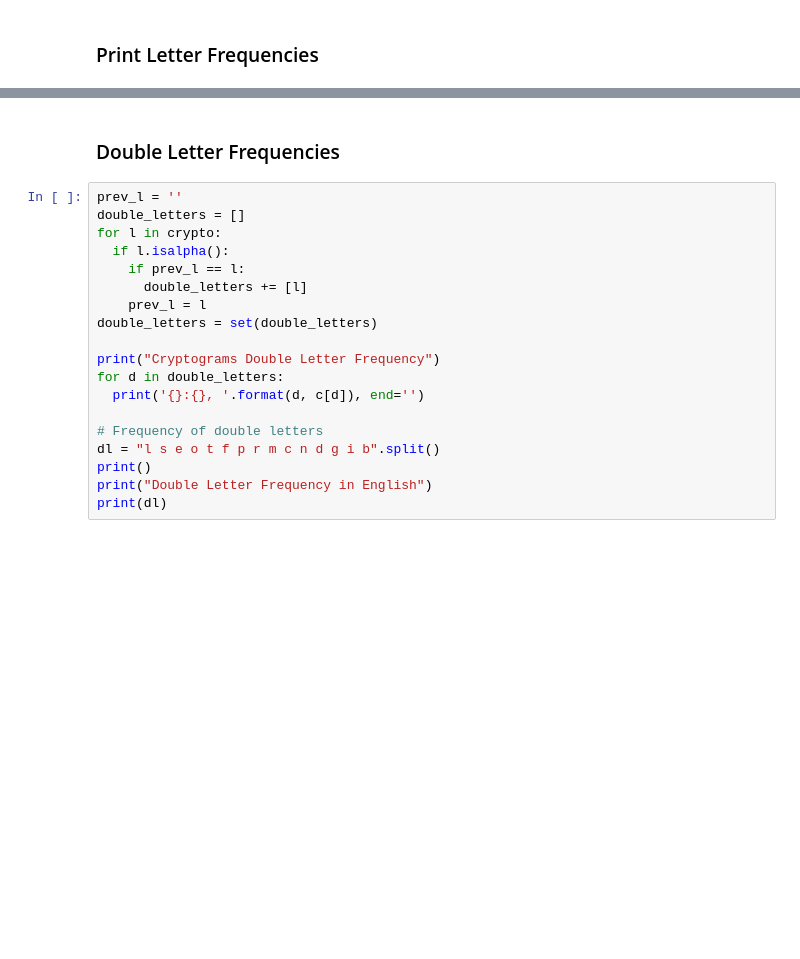
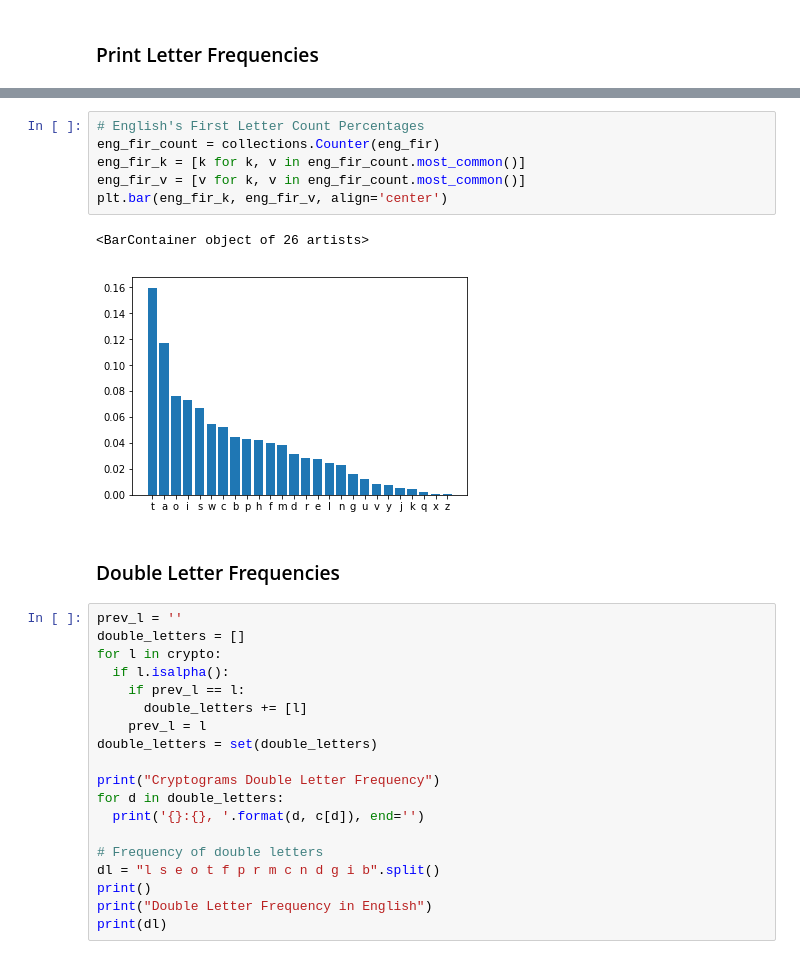
Before and after one commit to coffeenmusic/Substitution_Cryptogram_Helper, a Jupyter notebook: Cryptogram_Helper.ipynb, the cells around one changed output, grey strips where cells are left out. Saved outputs shown, nothing was run; the diff lists cells and outputs as text; blank space fills up the shorter version.

```diff
--- a/Cryptogram_Helper.ipynb
+++ b/Cryptogram_Helper.ipynb
@@ -39,3 +72,12 @@ plt.bar(most_common_k, most_common_v, align='center')
+# %%
+# English's First Letter Count Percentages
+eng_fir_count = collections.Counter(eng_fir)
+eng_fir_k = [k for k, v in eng_fir_count.most_common()]
+eng_fir_v = [v for k, v in eng_fir_count.most_common()]
+plt.bar(eng_fir_k, eng_fir_v, align='center')
+# %% [output]
+<BarContainer object of 26 artists>
+[figure, added]
 # %% [markdown]
 ### Double Letter Frequencies
 # %%
```
Also changed, not shown: parts of 6 cells of this notebook.
